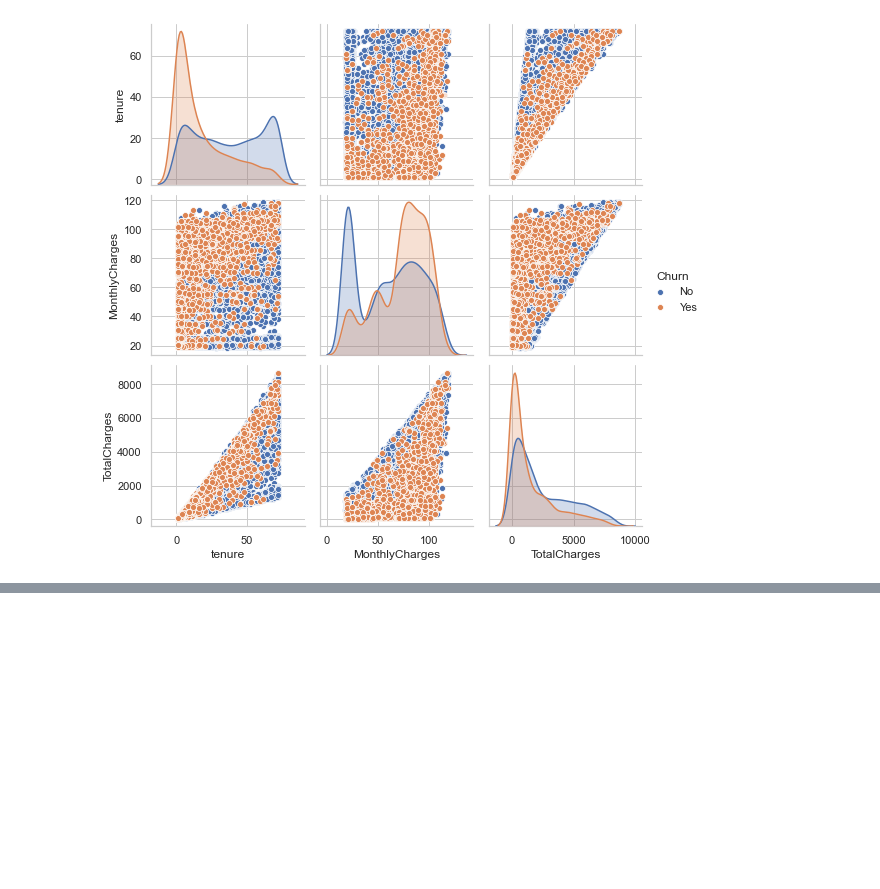
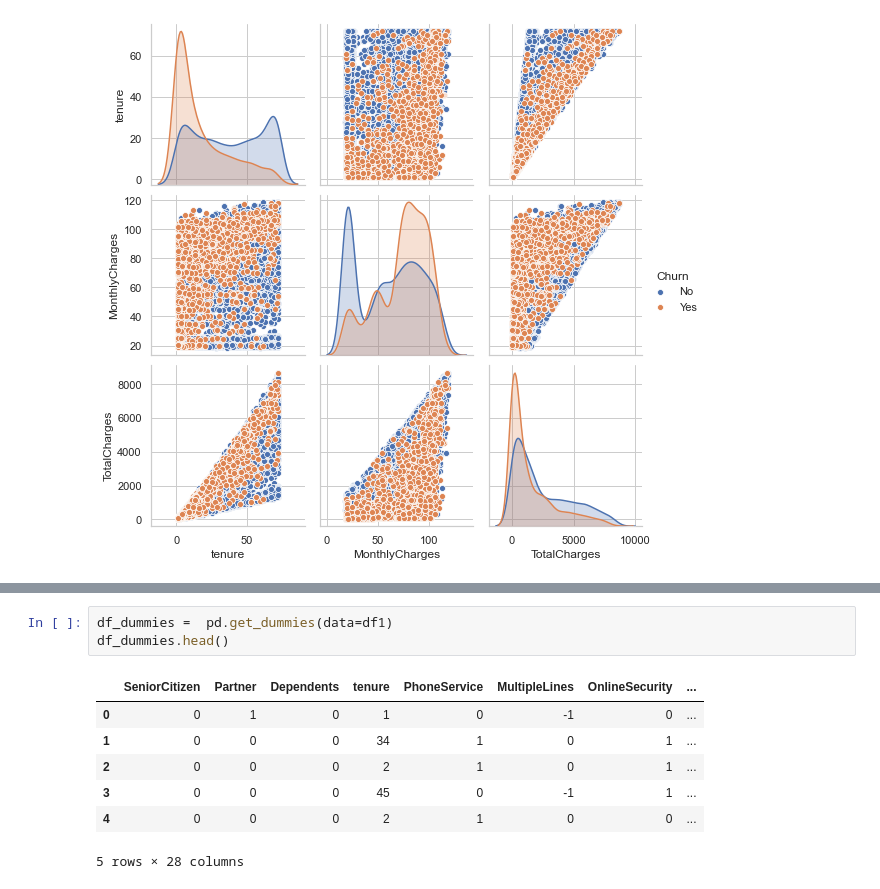
Before and after one commit to ShauliTaragin/ML-Sem1-Assignment, a Jupyter notebook: Classification task.ipynb, the cells around one changed output, grey strips where cells are left out. Cells and saved outputs as stored; diff of their text form; blank space fills up the shorter version.

```diff
--- a/Classification task.ipynb
+++ b/Classification task.ipynb
@@ -229,0 +224,11 @@ df_dummies =
+# %%
+df_dummies =  pd.get_dummies(data=df1)
+df_dummies.head()
+# %% [output]
+|  | SeniorCitizen | Partner | Dependents | tenure | PhoneService | MultipleLines | OnlineSecurity | ... |
+| 0 | 0 | 1 | 0 | 1 | 0 | -1 | 0 | ... |
+| 1 | 0 | 0 | 0 | 34 | 1 | 0 | 1 | ... |
+| 2 | 0 | 0 | 0 | 2 | 1 | 0 | 1 | ... |
+| 3 | 0 | 0 | 0 | 45 | 0 | -1 | 1 | ... |
+| 4 | 0 | 0 | 0 | 2 | 1 | 0 | 0 | ... |
+5 rows × 28 columns
```
Also changed, not shown: parts of 7 cells of this notebook.
